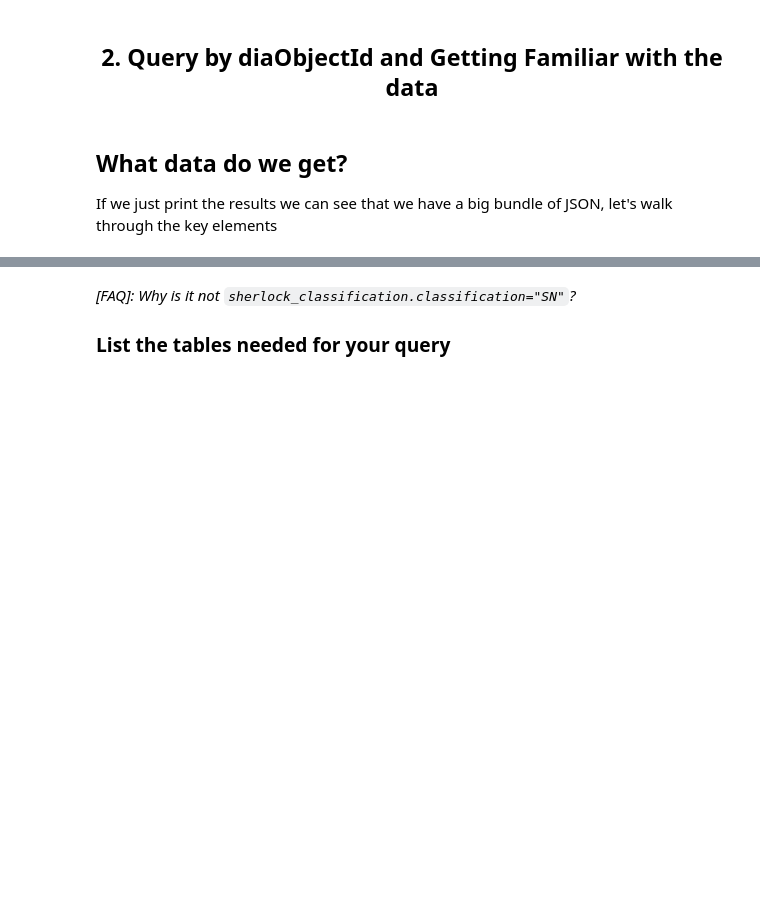
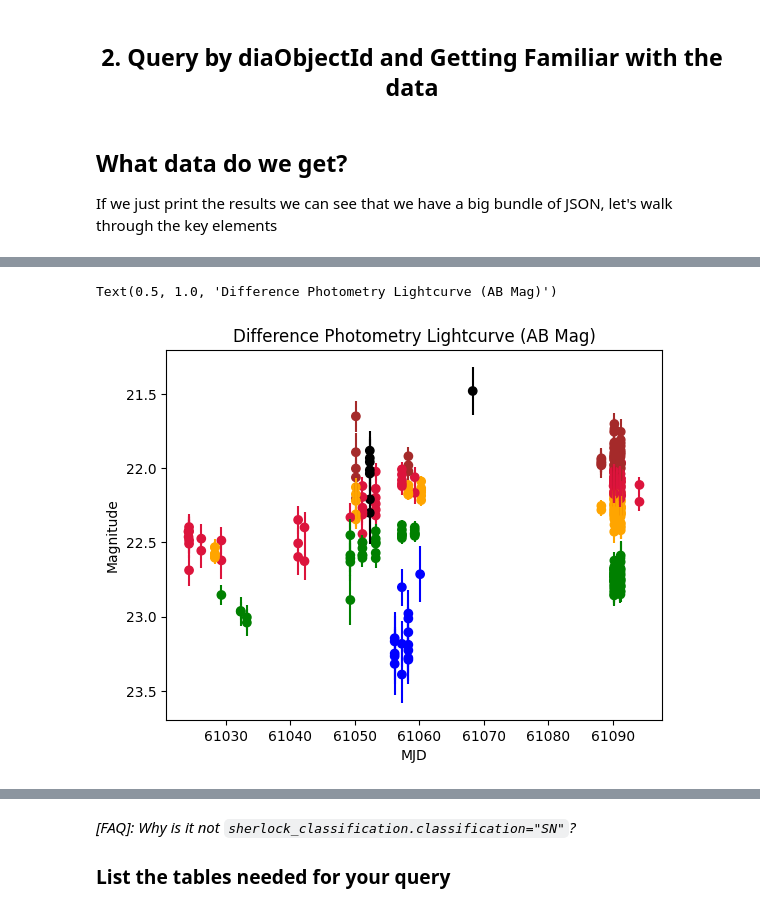
Before and after one commit to lsst-uk/lasair-lsst-examples, a Jupyter notebook: notebooks/API_recipes.ipynb, the cells around one changed output, grey strips where cells are left out. Cells and saved outputs as stored; diff of their text form; code cells hidden in the pictures; blank space fills up the shorter version.

```diff
--- a/notebooks/API_recipes.ipynb
+++ b/notebooks/API_recipes.ipynb
@@ -210,0 +147,7 @@ dict_keys(['nDiaSources', 'firstDiaSourceMjdTai', 'lastDiaSourceMjdTai', 'glat',
+# %%
+import pandas as pd
+import numpy as np
+import matplotlib.pyplot as plt
+
+
+diff_phot = pd.DataFrame(result['diaSourcesList'])
@@ -210,0 +163,10 @@ dict_keys(['nDiaSources', 'firstDiaSourceMjdTai', 'lastDiaSourceMjdTai', 'glat',
+# %%
+def nJy2mag(nJy):
+    return -2.5 * np.log10(nJy / 3631e9)
+# %%
+diff_phot['mag'] = nJy2mag(diff_phot['psfFlux'])
+diff_phot['merr'] = 1.0857 * diff_phot['psfFluxErr'] / diff_phot['psfFlux']
+# %%
+
+colour_dict = {'u': 'b', 'g': 'green', 'r': 'orange', 'i': 'crimson', 'z': 'brown', 'y': 'k'}
+diff_phot['colour'] = diff_phot['band'].map(colour_dict)
@@ -210,0 +188,17 @@ dict_keys(['nDiaSources', 'firstDiaSourceMjdTai', 'lastDiaSourceMjdTai', 'glat',
+# %%
+plt.scatter(diff_phot['midpointMjdTai'],
+            diff_phot['mag'],
+            c=diff_phot['colour'])
+plt.errorbar(diff_phot['midpointMjdTai'],
+            diff_phot['mag'],
+            yerr=diff_phot['merr'],
+            fmt='none',
+            ecolor=diff_phot['colour'])
+plt.gca().invert_yaxis()
+plt.xlabel('MJD')
+plt.ylabel('Magnitude')
+
+plt.title('Difference Photometry Lightcurve (AB Mag)')
+# %% [output]
+Text(0.5, 1.0, 'Difference Photometry Lightcurve (AB Mag)')
+[figure, added]
```
Also changed, not shown: parts of 23 cells of this notebook, 1 other file.
